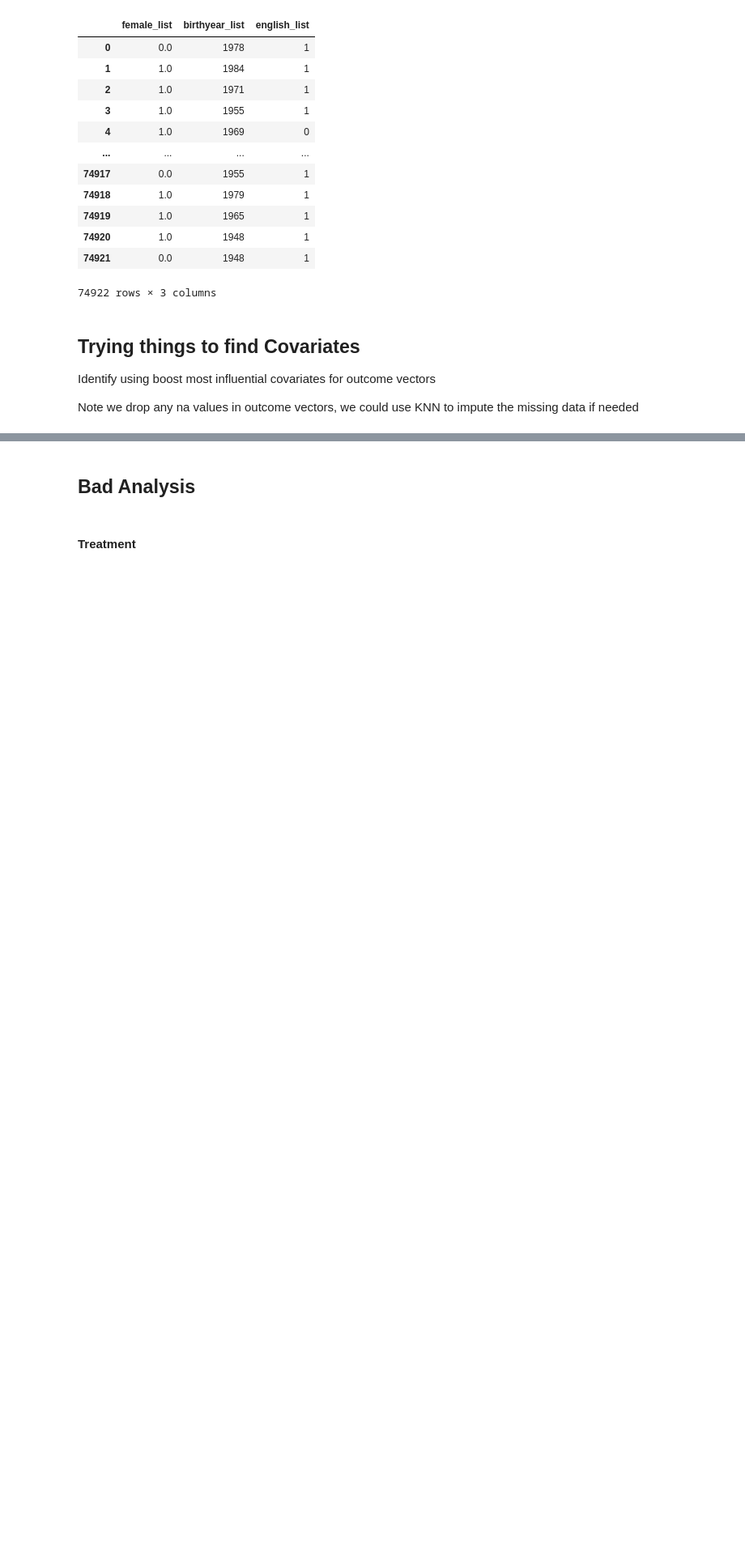
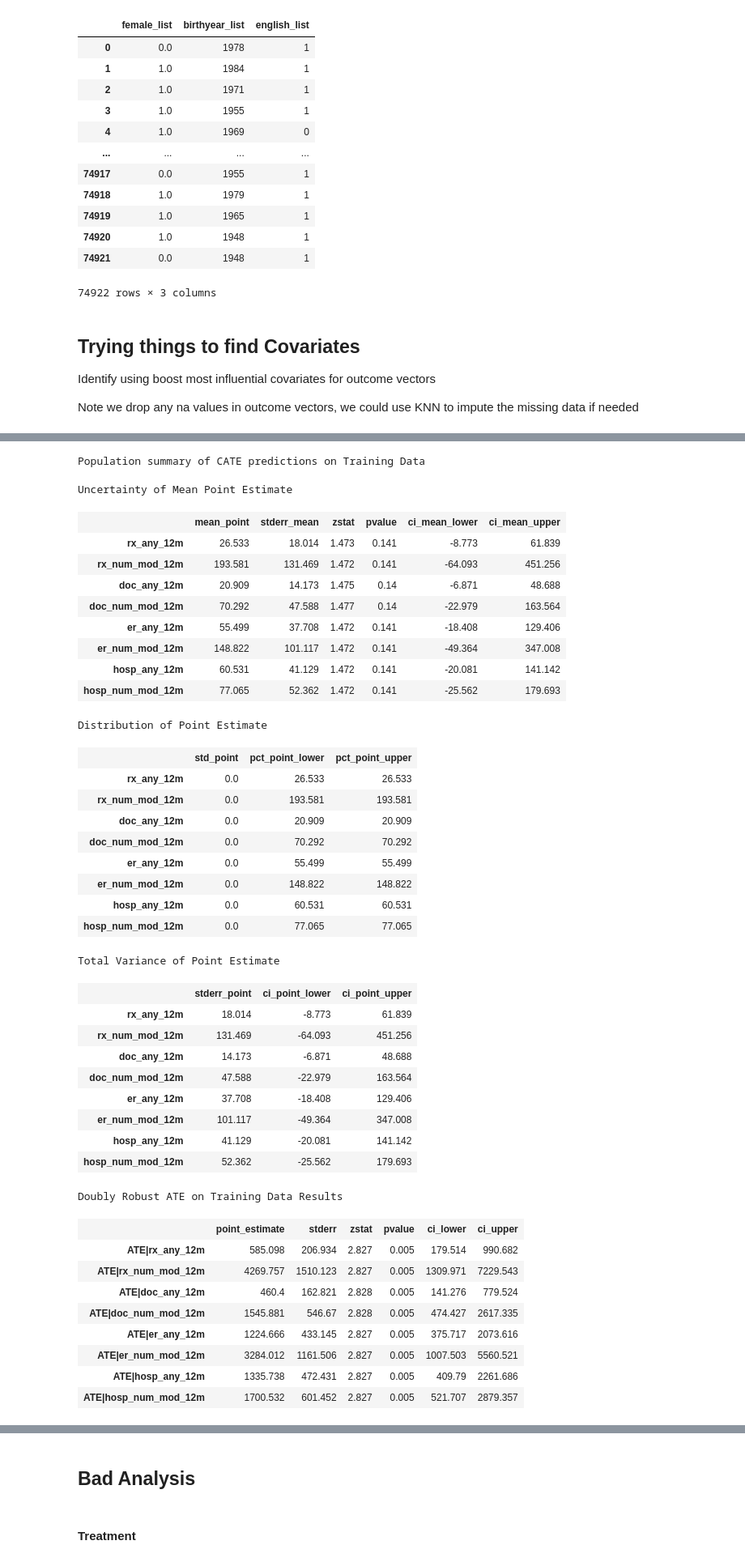
Before and after one commit to Yasmineouattara/ML_for_Econ_Final_Project, a Jupyter notebook: Notebook_Tim.ipynb, the cells around one changed output, grey strips where cells are left out. Shown: that part at 81% size. Cells and saved outputs as stored; diff of their text form; code cells hidden in the pictures; blank space fills up the shorter version.

```diff
--- a/Notebook_Tim.ipynb
+++ b/Notebook_Tim.ipynb
@@ -537,0 +556,22 @@ Index(['rx_any_12m', 'rx_any_12m', 'rx_num_mod_12m', 'doc_any_12m',
+# %%
+df = df_filtered.dropna(subset=['rx_any_12m', 'rx_num_mod_12m', 'doc_any_12m', 'doc_num_mod_12m',
+             'er_any_12m', 'er_num_mod_12m', 'hosp_any_12m' , 'hosp_num_mod_12m'])
+
+df = df.dropna(subset = top_features_names)
+
+
+X
+
+W = df[top_features_names]
+
+T = df["treatment"]
+
+
+Y = df[['rx_any_12m', 'rx_num_mod_12m', 'doc_any_12m', 'doc_num_mod_12m',
+             'er_any_12m', 'er_num_mod_12m', 'hosp_any_12m' , 'hosp_num_mod_12m']]
+
+subsample_ratio = len(df)/len(df_filtered)
+
+lambda_reg = np.sqrt(np.log(len(top_features_names)) / (10 * subsample_ratio * len(df)))
+
+(T== 0).sum()/len(T)
@@ -537,0 +609,44 @@ Index(['rx_any_12m', 'rx_any_12m', 'rx_num_mod_12m', 'doc_any_12m',
+# %%
+est2.summary()
+# %% [output]
+Population summary of CATE predictions on Training Data
+Uncertainty of Mean Point Estimate
+|  | mean_point | stderr_mean | zstat | pvalue | ci_mean_lower | ci_mean_upper |
+| rx_any_12m | 26.533 | 18.014 | 1.473 | 0.141 | -8.773 | 61.839 |
+| rx_num_mod_12m | 193.581 | 131.469 | 1.472 | 0.141 | -64.093 | 451.256 |
+| doc_any_12m | 20.909 | 14.173 | 1.475 | 0.14 | -6.871 | 48.688 |
+| doc_num_mod_12m | 70.292 | 47.588 | 1.477 | 0.14 | -22.979 | 163.564 |
+| er_any_12m | 55.499 | 37.708 | 1.472 | 0.141 | -18.408 | 129.406 |
+| er_num_mod_12m | 148.822 | 101.117 | 1.472 | 0.141 | -49.364 | 347.008 |
+| hosp_any_12m | 60.531 | 41.129 | 1.472 | 0.141 | -20.081 | 141.142 |
+| hosp_num_mod_12m | 77.065 | 52.362 | 1.472 | 0.141 | -25.562 | 179.693 |
+Distribution of Point Estimate
+|  | std_point | pct_point_lower | pct_point_upper |
+| rx_any_12m | 0.0 | 26.533 | 26.533 |
+| rx_num_mod_12m | 0.0 | 193.581 | 193.581 |
+| doc_any_12m | 0.0 | 20.909 | 20.909 |
+| doc_num_mod_12m | 0.0 | 70.292 | 70.292 |
+| er_any_12m | 0.0 | 55.499 | 55.499 |
+| er_num_mod_12m | 0.0 | 148.822 | 148.822 |
+| hosp_any_12m | 0.0 | 60.531 | 60.531 |
+| hosp_num_mod_12m | 0.0 | 77.065 | 77.065 |
+Total Variance of Point Estimate
+|  | stderr_point | ci_point_lower | ci_point_upper |
+| rx_any_12m | 18.014 | -8.773 | 61.839 |
+| rx_num_mod_12m | 131.469 | -64.093 | 451.256 |
+| doc_any_12m | 14.173 | -6.871 | 48.688 |
+| doc_num_mod_12m | 47.588 | -22.979 | 163.564 |
+| er_any_12m | 37.708 | -18.408 | 129.406 |
+| er_num_mod_12m | 101.117 | -49.364 | 347.008 |
+| hosp_any_12m | 41.129 | -20.081 | 141.142 |
+| hosp_num_mod_12m | 52.362 | -25.562 | 179.693 |
+Doubly Robust ATE on Training Data Results
+|  | point_estimate | stderr | zstat | pvalue | ci_lower | ci_upper |
+| ATE|rx_any_12m | 585.098 | 206.934 | 2.827 | 0.005 | 179.514 | 990.682 |
+| ATE|rx_num_mod_12m | 4269.757 | 1510.123 | 2.827 | 0.005 | 1309.971 | 7229.543 |
+| ATE|doc_any_12m | 460.4 | 162.821 | 2.828 | 0.005 | 141.276 | 779.524 |
+| ATE|doc_num_mod_12m | 1545.881 | 546.67 | 2.828 | 0.005 | 474.427 | 2617.335 |
+| ATE|er_any_12m | 1224.666 | 433.145 | 2.827 | 0.005 | 375.717 | 2073.616 |
+| ATE|er_num_mod_12m | 3284.012 | 1161.506 | 2.827 | 0.005 | 1007.503 | 5560.521 |
+| ATE|hosp_any_12m | 1335.738 | 472.431 | 2.827 | 0.005 | 409.79 | 2261.686 |
+| ATE|hosp_num_mod_12m | 1700.532 | 601.452 | 2.827 | 0.005 | 521.707 | 2879.357 |
```
Also changed, not shown: parts of 63 cells of this notebook.
